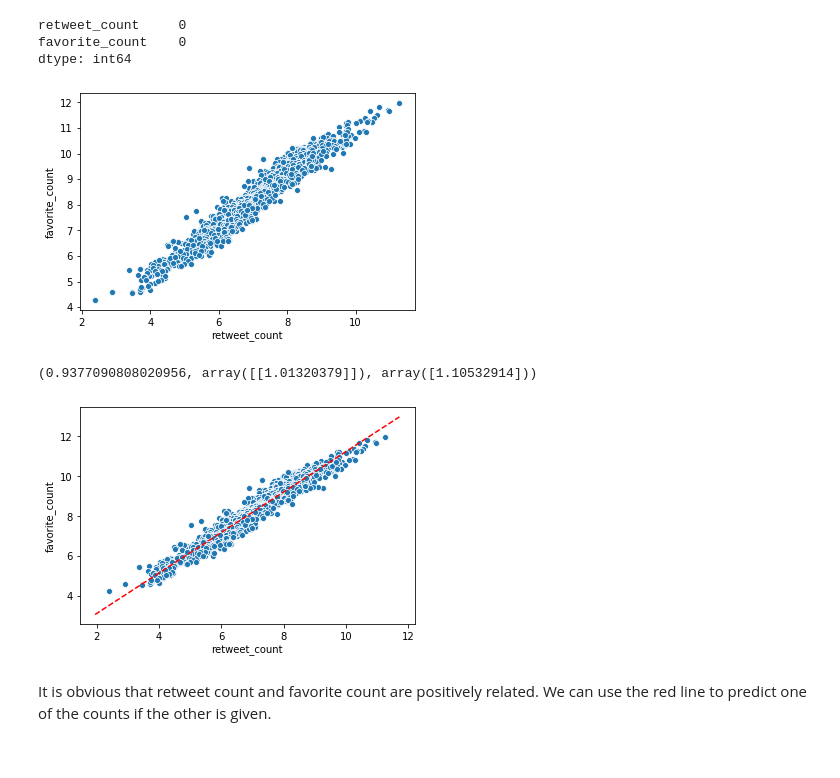
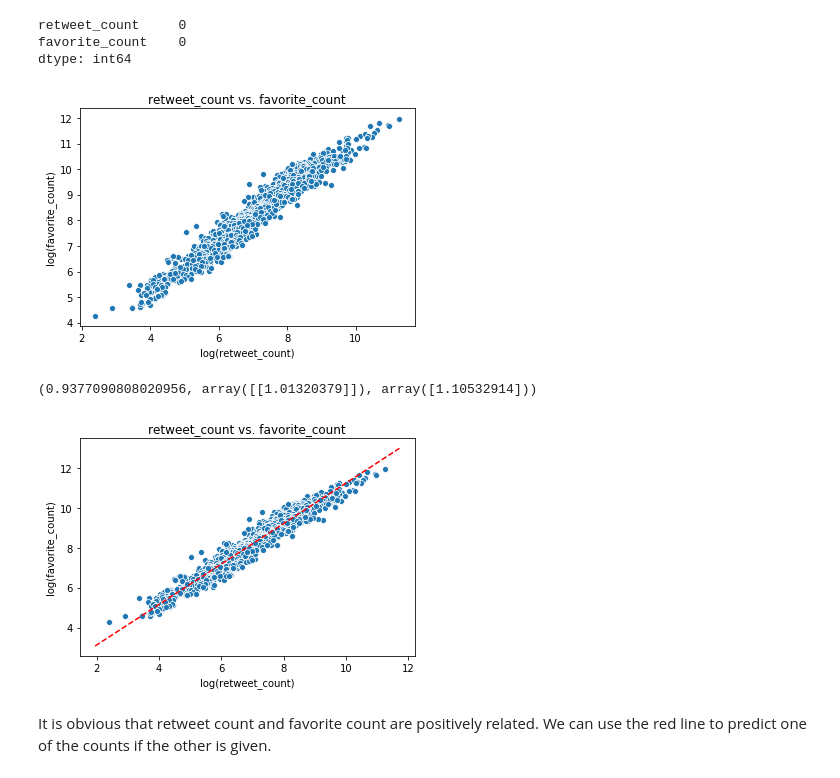
Before and after one commit to Jinning-beep/Udacity_data_analyst_projects, a Jupyter notebook: Project 4 Twitter data analysis and visualization/wrangle_act.ipynb, the cells around one changed output. Drawn from its saved outputs; the diff is of its cells as text; code cells hidden in the pictures.

Commit message:
feat: optimize plots

```diff
--- a/Project 4 Twitter data analysis and visualization/wrangle_act.ipynb
+++ b/Project 4 Twitter data analysis and visualization/wrangle_act.ipynb
@@ -1214,9 +1231,13 @@ dtype: int64
 # %%
 # corrected data
 ax = sns.scatterplot(x="retweet_count", y="favorite_count",
                      data=unbias_df)
+plt.xlabel("log(retweet_count)")
+plt.ylabel("log(favorite_count)")
+plt.title('retweet_count vs. favorite_count')
+plt.savefig('re_fav_scatter.png')
 # %% [output]
-[figure, old version]
+[figure, new version]
 # %%
 #  linear approach to modeling the relationship betweet two counts
 X = np.array(unbias_df.retweet_count).reshape(-1,1)
@@ -1236,8 +1257,12 @@ def abline(slope, intercept):
     y_vals = intercept + slope * x_vals
     plt.plot(x_vals, y_vals, '--',color='red')
 abline(reg.coef_[0][0],reg.intercept_[0])
+plt.xlabel("log(retweet_count)")
+plt.ylabel("log(favorite_count)")
+plt.title('retweet_count vs. favorite_count')
+plt.savefig('re_fav_scatter_reg.png')
 # %% [output]
-[figure, old version]
+[figure, new version]
 # %% [markdown]
 It is obvious that retweet count and favorite count are positively related. We can use the red line to predict one of the counts if the other is given.
 # %% [markdown]
```
Also changed, not shown: parts of 16 cells of this notebook.
